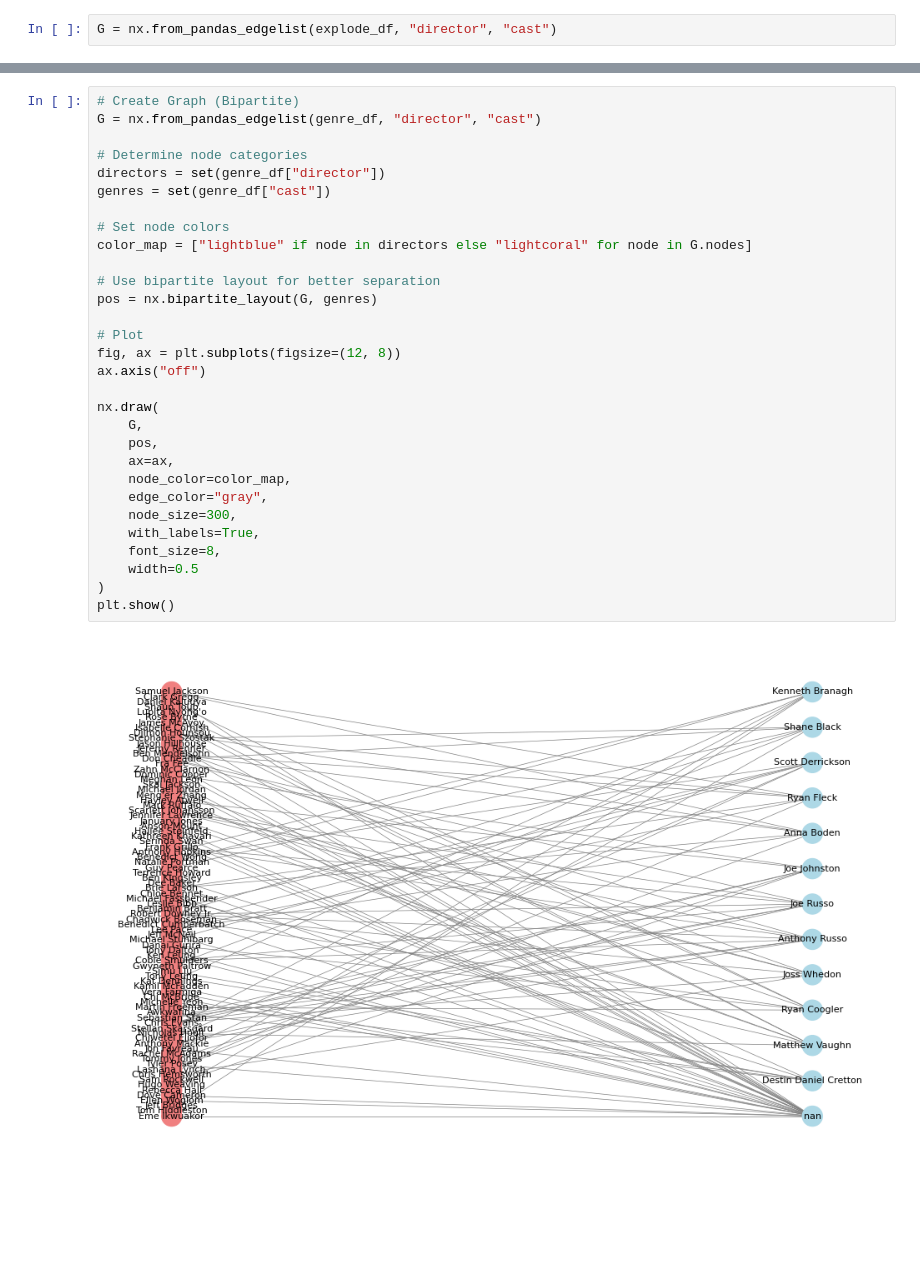
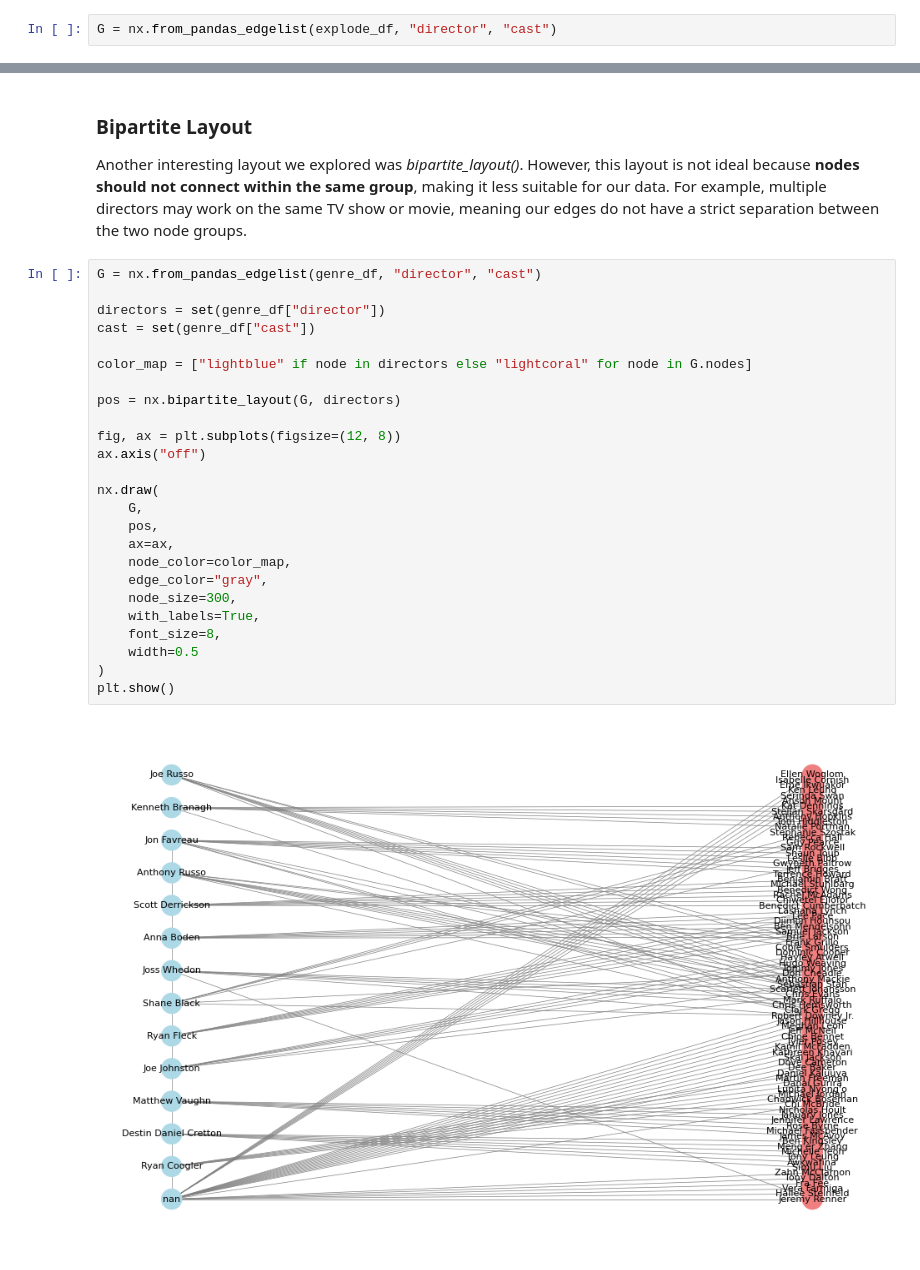
Before and after one commit to hellojohncruz/DATA-620, a Jupyter notebook: Hello Graph World.ipynb, the cells around one changed output, grey strips where cells are left out. Saved outputs shown, nothing was run; the diff lists cells and outputs as text; blank space fills up the shorter version.

Commit message:
Update Hello Graph World.ipynb
updated graph types

```diff
--- a/Hello Graph World.ipynb
+++ b/Hello Graph World.ipynb
@@ -95,32 +136,31 @@ nx.draw_networkx(G, pos=nx.spring_layout(G), ax=ax, **plot_options)
+# %% [markdown]
+### Bipartite Layout
+
+Another interesting layout we explored was *bipartite_layout()*. However, this layout is not ideal because **nodes should not connect within the same group**, making it less suitable for our data. For example, multiple directors may work on the same TV show or movie, meaning our edges do not have a strict separation between the two node groups.
 # %%
-# Create Graph (Bipartite)
 G = nx.from_pandas_edgelist(genre_df, "director", "cast")
 
-# Determine node categories
 directors = set(genre_df["director"])
-genres = set(genre_df["cast"])
+cast = set(genre_df["cast"])
 
-# Set node colors
 color_map = ["lightblue" if node in directors else "lightcoral" for node in G.nodes]
 
-# Use bipartite layout for better separation
-pos = nx.bipartite_layout(G, genres)
+pos = nx.bipartite_layout(G, directors)
 
-# Plot
 fig, ax = plt.subplots(figsize=(12, 8))
 ax.axis("off")
 
 nx.draw(
     G,
     pos,
     ax=ax,
     node_color=color_map,
     edge_color="gray",
     node_size=300,
     with_labels=True,
     font_size=8,
     width=0.5
 )
 plt.show()
 # %% [output]
-[figure, old version]
+[figure, new version]
```
Also changed, not shown: parts of 16 cells of this notebook.
